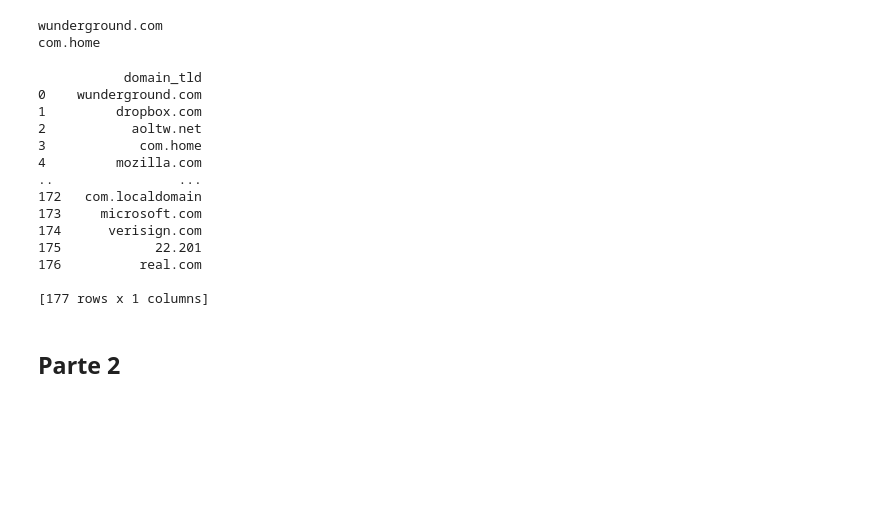
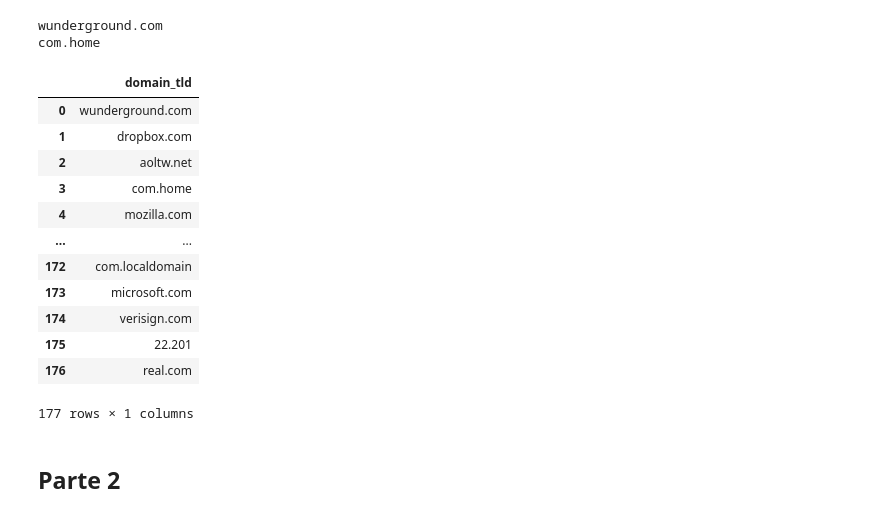
Before and after one commit to MaJu502/lab5_threatHunting, a Jupyter notebook: lab5.ipynb, the cells around one changed output. Saved outputs shown, nothing was run; the diff lists cells and outputs as text; code cells hidden in the pictures; blank space fills up the shorter version.

```diff
--- a/lab5.ipynb
+++ b/lab5.ipynb
@@ -137,28 +129,24 @@ print(get_tld("safebrowsing.clients.google.com.home"))
 wunderground.com
 com.home
 # %%
-df_unique_a = pd.DataFrame(unique_a_records, columns=['domain'])
-
-df_unique_a['domain_tld'] = df_unique_a['domain'].apply(get_tld)
-
-df_unique_a = df_unique_a.drop(columns=['domain'])
-
-print(df_unique_a)
+dfUnicosElementosA = pd.DataFrame(dominiosUnicos, columns=['domain'])
+dfUnicosElementosA['domain_tld'] = dfUnicosElementosA['domain'].apply(get_tld)
+dfUnicosElementosA = dfUnicosElementosA.drop(columns=['domain'])
+dfUnicosElementosA
 # %% [output]
+|  | domain_tld |
+| 0 | wunderground.com |
+| 1 | dropbox.com |
+| 2 | aoltw.net |
+| 3 | com.home |
+| 4 | mozilla.com |
+| ... | ... |
+| 172 | com.localdomain |
+| 173 | microsoft.com |
+| 174 | verisign.com |
+| 175 | 22.201 |
+| 176 | real.com |
-           domain_tld
-0    wunderground.com
-1         dropbox.com
-2           aoltw.net
-3            com.home
-4         mozilla.com
-..                ...
-172   com.localdomain
-173     microsoft.com
-174      verisign.com
-175            22.201
-176          real.com
-
-[177 rows x 1 columns]
+177 rows × 1 columns
 # %% [markdown]
 ## Parte 2
 # %% [markdown]
```
Also changed, not shown: parts of 12 cells of this notebook.
